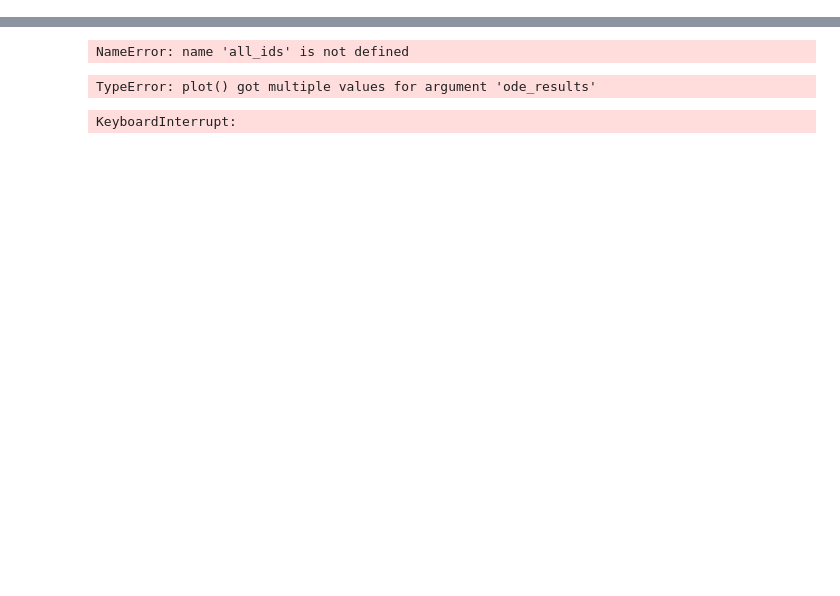
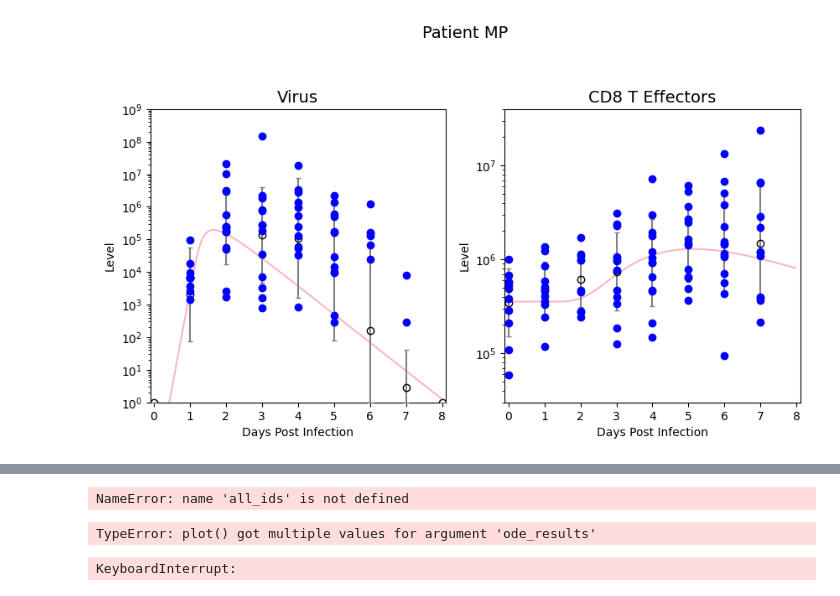
Before and after one commit to DoctorGoose/VirtualPatient, a Jupyter notebook: python/Patient_Generator.ipynb, the cells around one changed output, grey strips where cells are left out. Drawn from its saved outputs; the diff is of its cells as text; code cells hidden in the pictures; blank space fills up the shorter version.

Commit message:
Individual delta fits fixed

```diff
--- a/python/Patient_Generator.ipynb
+++ b/python/Patient_Generator.ipynb
@@ -922,21 +939,24 @@ def SmartSolve(task):
 # %%
 parameters = Parameters(
-    E0=Parameter(name='E0', val=3.47E5, l_lim=1E4, u_lim=1E6, method='fixed', space='log10'),
+    E0=Parameter(name='E0', val=3.47E5, l_lim=1E4, u_lim=1E6, method='file', space='log10'),
     T0=Parameter(name='T0', val=4E8, l_lim=1E4, u_lim=1E10, method='fixed', space='log10'),
-    beta=Parameter(name='beta', val=3E-4, l_lim=6E-5, u_lim=1E-4, method='fit', space='log10'),
+    I10=Parameter(name='I10', val=75, l_lim=1, u_lim=1000, method='fixed', space='log10'),
+    beta=Parameter(name='beta', val=4E-4, l_lim=6E-5, u_lim=1E-4, method='fixed', space='log10'),
     k=Parameter(name='k', val=4.0, l_lim=1.0, u_lim=10.0, method='fixed', space='log10'),
-    p=Parameter(name='p', val=0.01, l_lim=0.01, u_lim=0.1, method='fit', space='log10'),
-    c=Parameter(name='c', val=9.4, l_lim=1, u_lim=50, method='fit', space='log10'),
-    delta=Parameter(name='delta', val=0.96, l_lim=0.75, u_lim=2.0, method='fixed', space='log10'), #0.962710827
-    delta_E=Parameter(name='delta_E', val=4, l_lim=1, u_lim=100, method='fit', space='log10'),
+    p=Parameter(name='p', val=0.01, l_lim=0.01, u_lim=0.1, method='fixed', space='log10'),
+    c=Parameter(name='c', val=9.4, l_lim=1, u_lim=50, method='fixed', space='log10'),
+    delta=Parameter(name='delta', val=0.96, l_lim=0.75, u_lim=2.0, method='file', space='log10'), #0.962710827
+    delta_E=Parameter(name='delta_E', val=4, l_lim=1, u_lim=100, method='fixed', space='log10'),
     K_delta_E=Parameter(name='K_delta_E', val=430, l_lim=1E5, u_lim=1E7, method='fixed', space='log10'),
-    ksi=Parameter(name='ksi', val=0.015, l_lim=0.01, u_lim=0.05, method='fixed', space='log10'),
+    ksi=Parameter(name='ksi', val=0.025, l_lim=0.01, u_lim=0.1, method='fixed', space='log10'),
     d_E=Parameter(name='d_E', val=0.8, l_lim=0.5, u_lim=1.0, method='fixed', space='log10'),
     d_Ef=Parameter(name='d_Ef', val=0.8, l_lim=0.5, u_lim=1.0, method='fixed', space='log10'),
     a=Parameter(name='a', val=0.747, l_lim=0.5, u_lim=1.0, method='fixed', space='log10'),
     tau=Parameter(name='tau', val=1.0, l_lim=0.75, u_lim=1.25, method='fixed', space='log10'),
     lct_stages=Parameter(name='lct_stages', val=3, l_lim=2, u_lim=10, method='fixed', space='log10', dtype=np.int8),
-    tau_T=Parameter(name='tau_T', val=1.4, l_lim=0.1, u_lim=3.0, method='fixed', space='log10')
+    tau_T=Parameter(name='tau_T', val=1.4, l_lim=0.1, u_lim=3.0, method='fixed', space='log10'),
+    Yprod=Parameter(name='Yprod', val=2E-5, l_lim=0.1, u_lim=10.0, method='fixed', space='log10'),
+    dY=Parameter(name='dY', val=0.8, l_lim=0.1, u_lim=3.0, method='fixed', space='log10')
 )
 states = [
     {'label': 'T', 'initial_value': 4E8, 'sse': False,},
@@ -945,6 +965,7 @@ states = [
     {'label': 'V', 'initial_value': 0.0, 'sse': True},
     {'label': 'E', 'initial_value': 0.0, 'sse': False, 'scale': 7.95E7},
     {'label': 'Ef', 'initial_value': 0.0, 'sse': False, 'scale': 7.95E7},
+    {'label': 'IFNY', 'initial_value': 0.0, 'sse': False},
     #{'label': 'EM', 'initial_value': 0.0},
 ]
 def LCTModel(t: float, y: np.ndarray, p: Parameters, s: States, time_manager: TimeManager, timeout: int = None) -> np.ndarray:
@@ -965,8 +986,8 @@ def LCTModel(t: float, y: np.ndarray, p: Parameters, s: States, time_manager: Ti
 
     dT_dt = -p.beta.val * s.T * s.V
     dI1_dt = p.beta.val * s.T * s.V - p.k.val * s.I1
-    dI2_dt = p.k.val * s.I1 - (p.delta.val * s.I2) - ((p.delta_E.val * s.Ef * s.I2) / (p.K_delta_E.val + s.I2))
-    #dI2_dt = max(dI2_dt, -s.I2)
+    dI2_dt = p.k.val * s.I1 - (p.delta.val * s.I2) - 0*((p.delta_E.val * s.E * s.I2) / (p.K_delta_E.val + s.I2))
+    #dI2_dt = p.k.val * s.I1 - (p.delta.val * s.I2) - ((p.delta_E.val * s.Ef * s.I2) / (p.K_delta_E.val + s.I2))
     dV_dt = p.p.val * s.I2 - p.c.val * s.V
 
     dz_dt = np.zeros(stages)
@@ -975,13 +996,16 @@ def LCTModel(t: float, y: np.ndarray, p: Parameters, s: States, time_manager: Ti
         dz_dt[i] = (1/p.tau.val) * (z[i-1] - z[i])
     dE_dt = p.ksi.val / p.tau.val * z[-1] - p.d_E.val * s.E
     dEf_dt = p.d_E.val * s.E - p.d_Ef.val * s.Ef
+    dY_dt = p.Yprod.val * s.E - p.dY.val * s.IFNY
 
-    return np.concatenate(([dT_dt, dI1_dt, dI2_dt, dV_dt, dE_dt, dEf_dt], dz_dt))
-ids = [101, 102, 103, 104, 105, 106, 107, 108, 109, 110, 111, 112,
-       201, 202, 203, 204, 205, 206, 207, 208, 209, 210, 211,
-        301, 302, 303, 304, 305, 306, 307, 308, 309, 310, 311, 312] # All
-ids = [103, 107, 108, 110, 111, 112, 204, 207, 209, 301, 302, 307, 308, 311, 312] #Shedders
-t_span = [0.0, 10]
+    return np.concatenate(([dT_dt, dI1_dt, dI2_dt, dV_dt, dE_dt, dEf_dt, dY_dt], dz_dt))
+ids = [103, 107, 110, 111, 112, 204, 207, 301, 302, 307, 308, 311, 312] #Shedders, n=13
+#ids = [103, 110, 111, 112, 204, 207, 302, 308] # Best Shedders, n=8
+#ids = [111, 204, 307]
+#ids=[111]
+#ids = [311] # Fast Clearance, n=1
+#ids = [107, 108, 301, 307, 312] #Ugly Shedders, n=5
+t_span = [0.0, 8]
 
 df_Rahil = pd.read_excel("../Data/References/Elective/Rahil_2020/Table8_Healed.xlsx", usecols=list(range(0, 143)))
 df_Rahil = df_Rahil.loc[df_Rahil['DAY'] <= 10]
@@ -995,20 +1019,18 @@ for col in df_Rahil_log.columns[2:]:
 df_Rahil_mean = 10**df_Rahil_log.groupby('DAY').mean()
 df_Rahil_std = 10**df_Rahil_log.groupby('DAY').std()
 
-patients = Patients(ids=ids, df=df_Rahil_selected, t_span=t_span, parameters=parameters, states=states, model=LCTModel)
-mode = 'mp'
+patients = Patients(ids=ids, df=df_Rahil_selected, t_span=t_span, parameters=parameters, states=states, model=LCTModel, parameter_file='LCT.xlsx')
+mode = 'all'
 patients.solve(mode=mode)
 #patients.compare(mode=mode)
 #patients.optimize_parameters(mode=mode)
 subplot_configuration = [
-    #{'title': 'Target Cells', 'data_key': None, 'sol_key': 0, 'data_scale': None, 'ylims': [1, 5E8]},
+    #{'title': 'Target Cells', 'data_key': None, '2nd_data_key': None, 'sol_key': 0, '2nd_sol_key': None, 'data_scale': None, 'ylims': [1, 5E8]},
     #{'title': 'Eclipse Cells', 'data_key': None, 'sol_key': 1, 'data_scale': None, 'ylims': [1, 5E8]},
-    #{'title': 'Infected Cells', 'data_key': None, 'sol_key': 2, 'data_scale': None, 'ylims': [1, 5E8]},
+    #{'title': 'Infected Cells', 'data_key': None, '2nd_data_key': None, 'sol_key': 2, '2nd_sol_key': None, 'data_scale': None, 'ylims': [1, 5E8]},
     {'title': 'Virus', 'data_key': 'V', '2nd_data_key': None, 'sol_key': 3, '2nd_sol_key': None, 'data_scale': None, 'ylims': [1,1E9]},
-    #{'title': 'Temperature', 'data_key': 'OT', '2nd_data_key': '', 'sol_key': None, 'data_scale': None, 'ylims': [97, 103]},
-    #'title': 'Total Symptoms', 'data_key': 'TSS', '2nd_data_key': '', 'sol_key': None, 'data_scale': None, 'ylims': [0, 40]},
     #{'title': 'Neutrophils', 'data_key': 'CD66+', '2nd_data_key': '', 'sol_key': None, 'data_scale': None, 'ylims': [2.5E1, 1E2]},
-    {'title': 'CD8 T Effectors', 'data_key': 'CD8TE', '2nd_data_key': 'CD8TE', 'sol_key': 4, '2nd_sol_key': 5,'data_scale': None, 'ylims': [3E4,4E7]}, #[3E4,3E7]
+    {'title': 'CD8 T Effectors', 'data_key': 'CD8TE', '2nd_data_key': 'CD8TE', 'sol_key': 4, '2nd_sol_key': None, 'data_scale': None, 'ylims': [3E4,4E7]}, #[3E4,3E7]
     #{'title': 'LCT Bin 0', 'data_key': None, 'sol_key': 5, 'data_scale': None, 'ylims': None},
     #{'title': 'LCT Bin 1', 'data_key': None, 'sol_key': 6, 'data_scale': None, 'ylims': None},
     #{'title': 'LCT Bin 2', 'data_key': None, 'sol_key': 7, 'data_scale': None, 'ylims': None},
@@ -1017,17 +1039,18 @@ subplot_configuration = [
     #{'title': 'IL-8', 'data_key': 'IL8', '2nd_data_key': None, 'sol_key': None, 'data_scale': None, 'ylims': [10, 3E3]},
     #{'title': 'IL-10', 'data_key': 'IL10', '2nd_data_key': None, 'sol_key': None, 'data_scale': None, 'ylims': [10, 3E3]},
     #{'title': 'TNFa', 'data_key': 'TNFA',  '2nd_data_key': 'TNFA', 'sol_key': None, 'data_scale': None, 'ylims': [5, 1E3]},
-    #{'title': 'IFNy', 'data_key': 'IFNY',  '2nd_data_key': 'IFNY', 'sol_key': None, 'data_scale': None, 'ylims': [10, 200]},
-    #{'title': 'IFNA', 'data_key': 'IFNA', '2nd_data_key': None, 'sol_key': None, 'data_scale': None, 'ylims': [5, 1E2]},
+    #{'title': 'IFNY', 'data_key': 'IFNY',  '2nd_data_key': None, 'sol_key': 6, '2nd_sol_key': None, 'data_scale': None, 'ylims': [10, 200], 'background': True}, #[10, 200]
+    #{'title': 'IFNA', 'data_key': 'IFNA', '2nd_data_key': None, 'sol_key': None, '2nd_sol_key': None, 'data_scale': None, 'ylims': [0.1, 5], 'background': True}, #[5, 1E2]
     #{'title': 'G-CSF', 'data_key': 'GCSF', '2nd_data_key': None, 'sol_key': None, 'data_scale': None, 'ylims': [10, 3E2]},
     #{'title': 'GM-CSF', 'data_key': 'GM-CSF',  '2nd_data_key': 'GMCSF', 'sol_key': None, 'data_scale': None, 'ylims': [7, 200]},
     #{'title': 'MCP-1', 'data_key': 'MCP1',  '2nd_data_key': 'MCP1', 'sol_key': None, 'data_scale': None, 'ylims': [1E2, 4E4]},
     #{'title': 'MIP1A', 'data_key': 'MIP1A', '2nd_data_key': None, 'sol_key': None, 'data_scale':None, 'ylims': [5, 1E3]},
     #{'title': 'MIP1B', 'data_key': 'MIP1B', '2nd_data_key': None, 'sol_key': None, 'data_scale':None, 'ylims': [10, 1E3]},
     #{'title': 'RANTES', 'data_key': 'RANTES', '2nd_data_key': None, 'sol_key': None, 'data_scale':None, 'ylims': [1E1, 3E4]},
+    #{'title': 'Temperature', 'data_key': 'OT', '2nd_data_key': None, 'sol_key': None, '2nd_sol_key': None, 'data_scale': None, 'ylims': [97, 103]},
+    #{'title': 'Total Symptoms', 'data_key': 'TSS', '2nd_data_key': None, 'sol_key': None, '2nd_sol_key': None, 'data_scale': None, 'ylims': [0, 40]},
 ]
-
-def plot(patients, subplot_config, twin_data=df_Murine_selected):
+def plot(patients, subplot_config, twin_data=None):
     t_span = patients.t_span
     x_ticks = np.arange(t_span[0], t_span[-1] + 1, 1)
     n_subplots = len(subplot_config)
@@ -1051,7 +1074,7 @@ def plot(patients, subplot_config, twin_data=df_Murine_selected):
             all_std_twin_data[config['2nd_data_key']] = std_twin_data
 
     for patient_id, patient in patients.patients.items():
-        if patient_id == 'MP': # TODO Mode switch for MP vs. All vs. Single
+        #if patient_id == 'MP': # TODO Mode switch for MP vs. All vs. Single
         #if patient_id != 'MP':
             #print(f"Patient {patient_id} SSE: {patient.sse}")
 
@@ -1067,9 +1090,11 @@ def plot(patients, subplot_config, twin_data=df_Murine_selected):
                     volunteer_data = patient.df.copy()
                     if config['data_scale'] is not None:
                         volunteer_data[config['data_key']] *= config['data_scale']
+                    #if config['background']:
+                        #volunteer_data[config['data_key']] = np.maximum(volunteer_data[config['data_key']] / volunteer_data[config['data_key']].iloc[0], 0.1)
 
-                    if patient_id != 'MP': ax.plot(volunteer_data['DAY'], volunteer_data[config['data_key']], marker='o', color=patient.color, linestyle='--', alpha=1.0, zorder=5)
-                    else:  ax.plot(volunteer_data['DAY'], np.maximum(volunteer_data[config['data_key']],1.0), marker='o', color='b', linestyle='None', alpha=1.0, zorder=5)
+                    if patient_id != 'MP': ax.plot(volunteer_data['DAY'], volunteer_data[config['data_key']], marker='o', color=patient.color, linestyle='None', alpha=1.0, zorder=15)
+                    else:  ax.plot(volunteer_data['DAY'], volunteer_data[config['data_key']], marker='o', color='b', linestyle='None', alpha=1.0, zorder=15)
 
                     # Plot Mean Patient data
                     mean_data = all_mean_data[config['data_key']]
@@ -1084,17 +1109,22 @@ def plot(patients, subplot_config, twin_data=df_Murine_selected):
                     std_positive_values = 10 ** (mean_data[config['data_key']] + std_positive[config['data_key']]) - mean_values
                     std_negative_values = mean_values - 10 ** np.maximum(mean_data[config['data_key']] - std_negative[config['data_key']], 0)
 
+                    #if config['background']:
+                        #mean_values = np.maximum(mean_values / mean_values[0], 0.1)
+                        #std_positive_values = np.maximum(std_positive_values / mean_values[0], 0.1)
+                        #std_negative_values = np.maximum(std_negative_values / mean_values[0], 0.1)
+
                     ax.errorbar(mean_data['DAY'], mean_values, yerr=[std_negative_values, std_positive_values], fmt='o', markerfacecolor='none', color='black', ecolor='gray', capsize=2, zorder=10)
                 if config['sol_key'] is not None and patient.sol:
                     sol_t = patient.sol.t
                     sol_y_raw = patient.sol.y[config['sol_key']]
                     sol_y = np.where(sol_y_raw > 1E12, 1E12, np.where(sol_y_raw < 0, 1E-2, sol_y_raw))
-                    ax.plot(sol_t, sol_y, color='b', alpha=0.5)
+                    ax.plot(sol_t, sol_y, color=patient.color, alpha=0.5) #patient.color
                 if config['2nd_sol_key'] is not None and patient.sol:
                     sol_t = patient.sol.t
                     sol_y_raw = patient.sol.y[config['2nd_sol_key']]
                     sol_y = np.where(sol_y_raw > 1E12, 1E12, np.where(sol_y_raw < 0, 1E-2, sol_y_raw))
-                    ax.plot(sol_t, sol_y, color='r', alpha=0.5)
+                    ax.plot(sol_t, sol_y, color=patient.color, alpha=0.5) #patient.color
                 if config['ylims']:
                     ax.set_ylim(config['ylims'])
 
@@ -1111,31 +1141,32 @@ def plot(patients, subplot_config, twin_data=df_Murine_selected):
 
                 ax.margins(x=0.05)
                 ax.set_xlabel('Days Post Infection')
                 ax.set_ylabel('Level')
 
                 if config['2nd_data_key'] and twin_data is not None:
                     twin_ax = ax.twinx()
                     twin_mean_data = all_mean_twin_data[config['2nd_data_key']]
                     twin_std_data = all_std_twin_data[config['2nd_data_key']]
 
                     twin_mean_values = 10 ** twin_mean_data[config['2nd_data_key']]
                     twin_std_positive_values = 10 ** (twin_mean_data[config['2nd_data_key']] + twin_std_data[config['2nd_data_key']]) - twin_mean_values
                     twin_std_negative_values = twin_mean_values - 10 ** np.maximum(twin_mean_data[config['2nd_data_key']] - twin_std_data[config['2nd_data_key']], 0)
 
                     twin_ax.errorbar(twin_mean_data['DAY'], twin_mean_values,
                                 yerr=[twin_std_negative_values, twin_std_positive_values], fmt='o', markerfacecolor='none', color='r', ecolor='r', capsize=2, zorder=10)
                     #twin_ax.yaxis.set_major_formatter(formatter)
                     twin_ax.set_ylim([3E4,4E7])
                     twin_ax.set_yscale('log')
 
             for j in range(i + 1, len(axs)):
                 axs[j].set_visible(False)
 #            plt.tight_layout()
             plt.show()
-plot(patients, subplot_configuration)
+plot(patients, subplot_configuration, twin_data=None)
 #for patient_id, patient in patients.patients.items():
         #if patient_id == 'MP':
             #print(patient.sol.t)
             #print(patient.sol.y[4])
             #print(patient.sol.y[5])
 # %% [output]
+[figure, new version]
```
Also changed, not shown: parts of 7 cells of this notebook, 3 other files.
